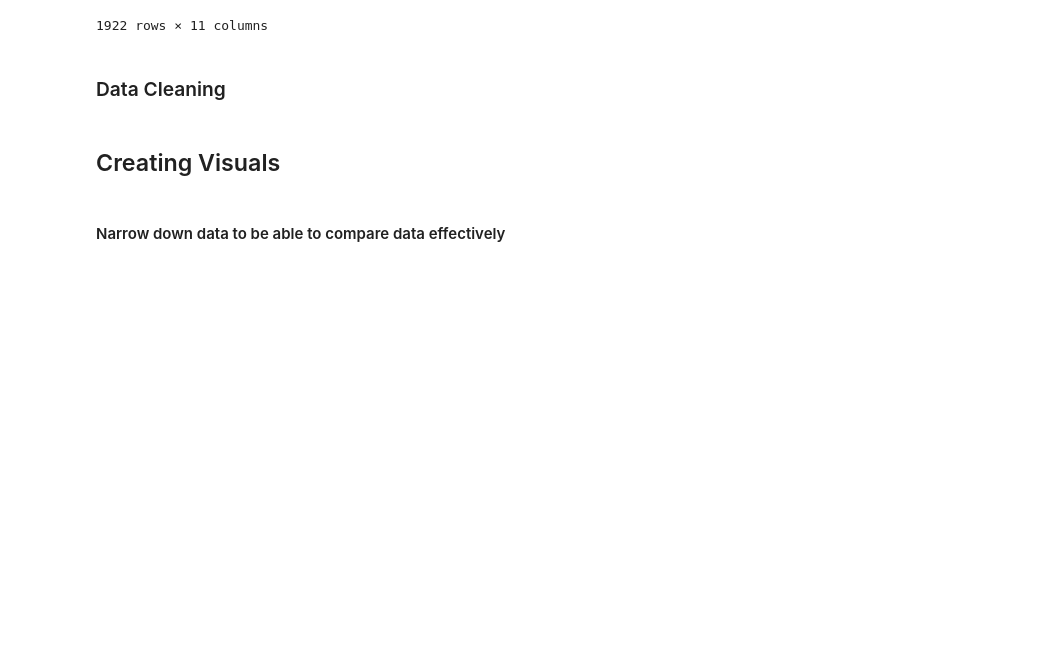
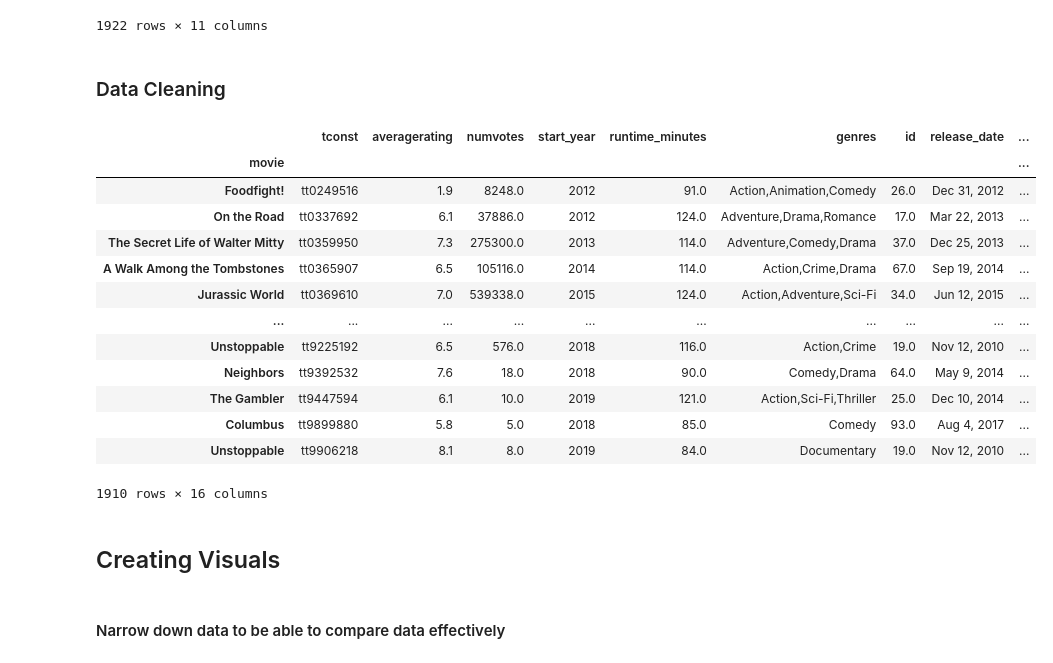
Before and after one commit to EmmaChoate/microsoft_movie_analysis, a Jupyter notebook: data/zippedData/Project 1 Data.ipynb, the cells around one changed output. Drawn from its saved outputs; the diff is of its cells as text; code cells hidden in the pictures; blank space fills up the shorter version.

```diff
--- a/data/zippedData/Project 1 Data.ipynb
+++ b/data/zippedData/Project 1 Data.ipynb
@@ -176,6 +176,22 @@ mega_df = pd.merge(frames[0].rename(columns={'primary_title': 'movie'}), frames[
 mega_table = mega_df.dropna()
 # %%
 mega_table = mega_table.set_index('movie')
+mega_table
+# %% [output]
+|  | tconst | averagerating | numvotes | start_year | runtime_minutes | genres | id | release_date | ... |
+| movie |  |  |  |  |  |  |  |  | ... |
+| Foodfight! | tt0249516 | 1.9 | 8248.0 | 2012 | 91.0 | Action,Animation,Comedy | 26.0 | Dec 31, 2012 | ... |
+| On the Road | tt0337692 | 6.1 | 37886.0 | 2012 | 124.0 | Adventure,Drama,Romance | 17.0 | Mar 22, 2013 | ... |
+| The Secret Life of Walter Mitty | tt0359950 | 7.3 | 275300.0 | 2013 | 114.0 | Adventure,Comedy,Drama | 37.0 | Dec 25, 2013 | ... |
+| A Walk Among the Tombstones | tt0365907 | 6.5 | 105116.0 | 2014 | 114.0 | Action,Crime,Drama | 67.0 | Sep 19, 2014 | ... |
+| Jurassic World | tt0369610 | 7.0 | 539338.0 | 2015 | 124.0 | Action,Adventure,Sci-Fi | 34.0 | Jun 12, 2015 | ... |
+| ... | ... | ... | ... | ... | ... | ... | ... | ... | ... |
+| Unstoppable | tt9225192 | 6.5 | 576.0 | 2018 | 116.0 | Action,Crime | 19.0 | Nov 12, 2010 | ... |
+| Neighbors | tt9392532 | 7.6 | 18.0 | 2018 | 90.0 | Comedy,Drama | 64.0 | May 9, 2014 | ... |
+| The Gambler | tt9447594 | 6.1 | 10.0 | 2019 | 121.0 | Action,Sci-Fi,Thriller | 25.0 | Dec 10, 2014 | ... |
+| Columbus | tt9899880 | 5.8 | 5.0 | 2018 | 85.0 | Comedy | 93.0 | Aug 4, 2017 | ... |
+| Unstoppable | tt9906218 | 8.1 | 8.0 | 2019 | 84.0 | Documentary | 19.0 | Nov 12, 2010 | ... |
+1910 rows × 16 columns
 # %%
 mega_table.to_csv('Merge_mega_table2.csv')
 # %% [markdown]
```
Also changed, not shown: 9 other files.
